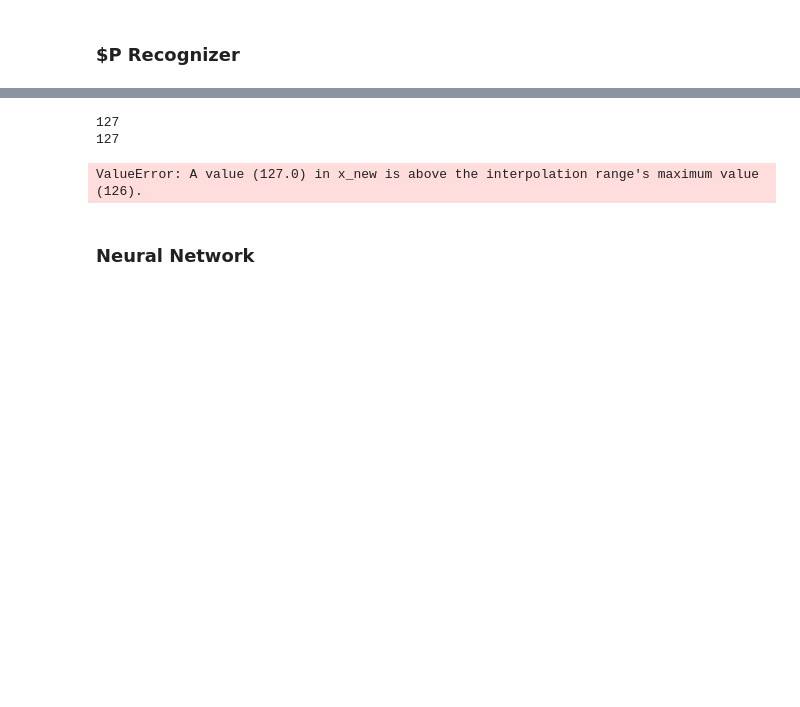
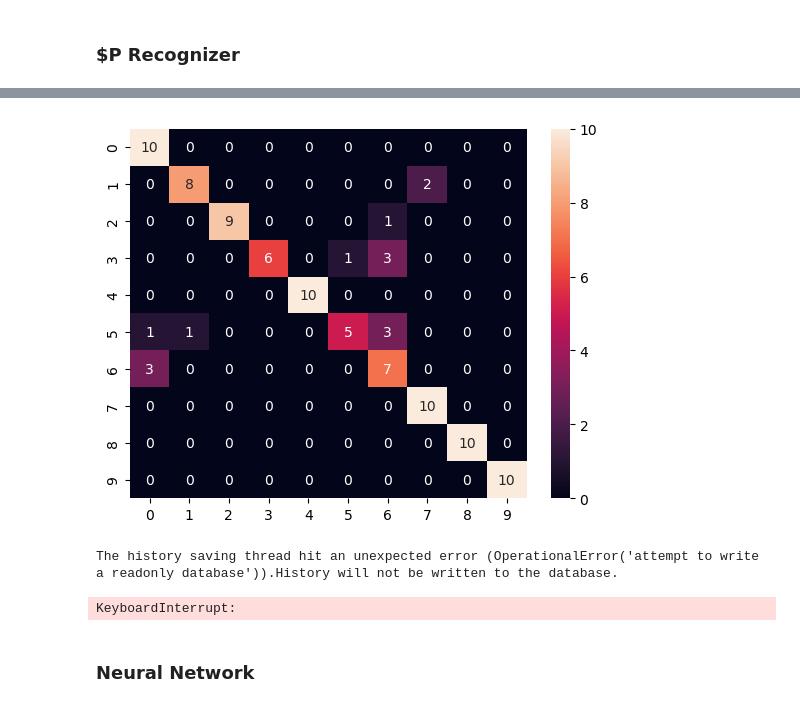
Before and after one commit to Mathieu-R/linfo2275-hand-gesture-recognition, a Jupyter notebook: hand-gesture-recognition.ipynb, the cells around one changed output, grey strips where cells are left out. Drawn from its saved outputs; the diff is of its cells as text; code cells hidden in the pictures; blank space fills up the shorter version.

```diff
--- a/hand-gesture-recognition.ipynb
+++ b/hand-gesture-recognition.ipynb
@@ -30,6 +30,9 @@ USER_IDS = range(0, 10)
 # %%
 def load_datasets(domain: str):
 	dir_path = f"datasets/{domain}"
+
+	start = ((int(domain.split("0")[1]) - 1) * 1000) + 1
+	stop = start + 1000
 
 	X = []
 	Y = []
@@ -42,7 +45,7 @@ def load_datasets(domain: str):
 		for j in range(0, 10):
 			hand_gesture_data_matrix[i, j] = []
 
-	for filename in tqdm(range(1, 1001)):
+	for filename in tqdm(range(start, stop)):
 		file_path = f"{dir_path}/{filename}.txt"
 		with open(file=file_path, mode="r") as f:
 			# get the target, user_id
@@ -102,4 +105,5 @@ def load_gesture_data(file: TextIO):
 
 	return number_drawn, user_id, gesture_datas
 
-X, y, hand_gesture_data_matrix = load_datasets(domain="Domain01")
+X1, y1, hand_gesture_data_matrix1 = load_datasets(domain="Domain01")
+X3, y3, hand_gesture_data_matrix3 = load_datasets(domain="Domain03")
@@ -474,8 +624,6 @@ class PointCloudRecognizer:
 
 		# for each vector of data points
 		for (gesture, label) in zip(X, y):
-			gesture = self.resample(gesture)
-
 			# we have 3D gesture data points
 			# $p-recognizer only accept 2D data points so we need to reduce to 2 dimensions
 			pca = PCA(n_components=2)
@@ -526,8 +692,12 @@ class PointCloudRecognizer:
+# %%
+plot_confusion_matrix(y_true=pcr_y_test, y_pred=pcr_y_pred)
+# %% [output]
+[figure, added]
 # %%
+recognizer = PointCloudRecognizer()
+
 X_scaled_and_resampled = standardize(X, N = 64)
-
-recognizer = PointCloudRecognizer()
-pcr_accuracy_mean, pcr_accuracy_std = user_independent_cross_validation(estimator=recognizer, X=X_scaled_and_resampled, y=y)
+pcr_accuracy_mean, pcr_accuracy_std, y_preds, y_tests = user_independent_cross_validation(estimator=recognizer, X=X_scaled_and_resampled, y=y)
 
 print("DOMAIN 01 - $P Recognizer")
 
@@ -535,8 +705,7 @@ print("USER INDEPENDENT CROSS VALIDATION")
 print(f"mean accuracy: {np.round(pcr_accuracy_mean, 3)}")
 print(f"std accuracy: {np.round(pcr_accuracy_std, 3)}")
 # %% [output]
-127
-127
+The history saving thread hit an unexpected error (OperationalError('attempt to write a readonly database')).History will not be written to the database.
-ValueError: A value (127.0) in x_new is above the interpolation range's maximum value (126).
+KeyboardInterrupt:
 # %% [markdown]
 ### Neural Network
```
Also changed, not shown: parts of 14 cells of this notebook, 2 other files.
